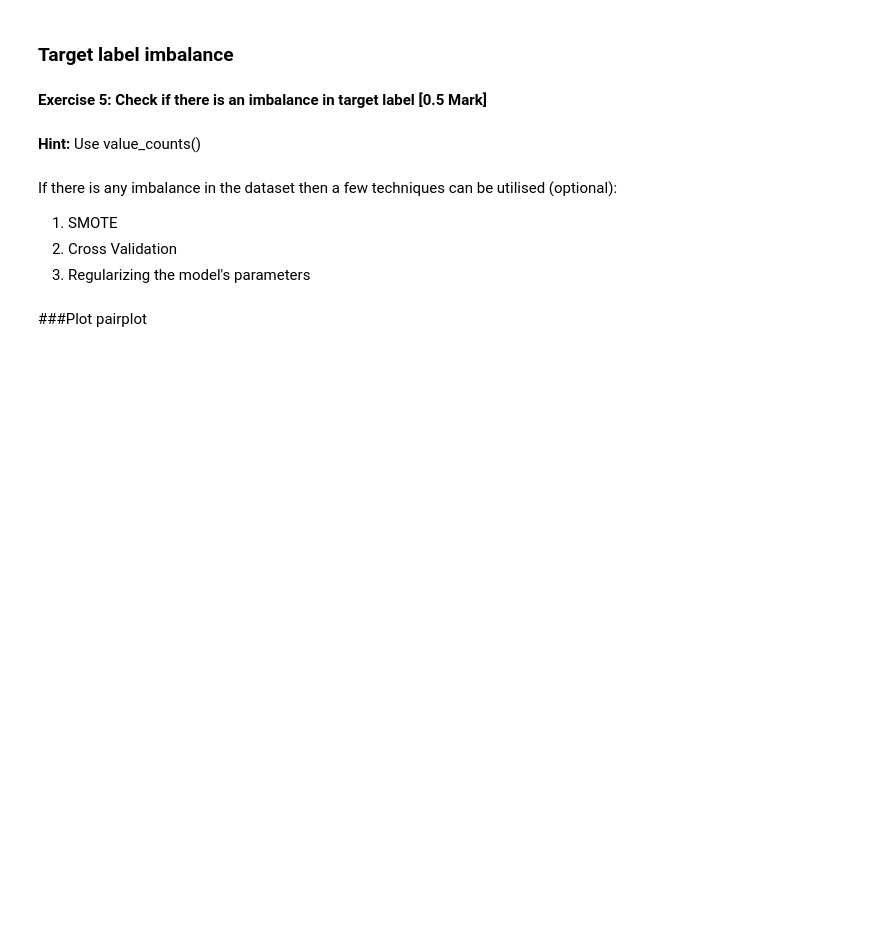
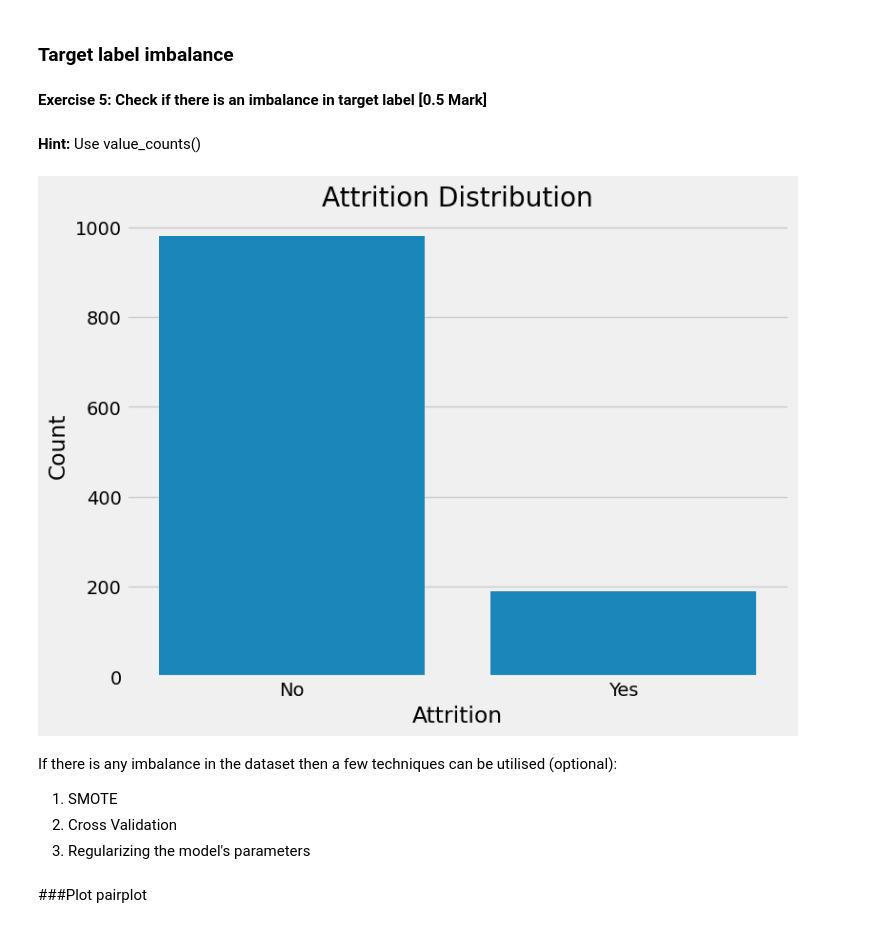
Before and after one commit to Shrutiba/iisc_cds, a Jupyter notebook: M2_MP4_NB_Employee_Attrition_Prediction.ipynb, the cells around one changed output. Drawn from its saved outputs; the diff is of its cells as text; code cells hidden in the pictures; blank space fills up the shorter version.

```diff
--- a/M2_MP4_NB_Employee_Attrition_Prediction.ipynb
+++ b/M2_MP4_NB_Employee_Attrition_Prediction.ipynb
@@ -141,0 +430,3 @@ First, we want to get a sense of our data:
+# %%
+# Drop this col as it has same value across all the data points
+edata.drop(columns=['performancerating','employeecount','standardhours'],inplace=True)
@@ -148,3 +442,4 @@ First, we want to get a sense of our data:
 # %%
 # Count of unique values in Attrition column
 # YOUR CODE HERE
+attrition_counts = edata['attrition'].value_counts()
@@ -154,3 +446,14 @@ First, we want to get a sense of our data:
+# %%
+# Plot barplot to visualize balance/imbalance
+# YOUR CODE HERE
+plt.figure(figsize=(8, 6))  # Adjust figure size if needed
+sns.barplot(x=attrition_counts.index, y=attrition_counts.values)
+plt.title('Attrition Distribution')
+plt.xlabel('Attrition')
+plt.ylabel('Count')
+plt.show()
+# %% [output]
+[figure, added]
 # %% [markdown]
 If there is any imbalance in the dataset then a few techniques can be utilised (optional):
 1. SMOTE
```
Also changed, not shown: parts of 30 cells of this notebook.
